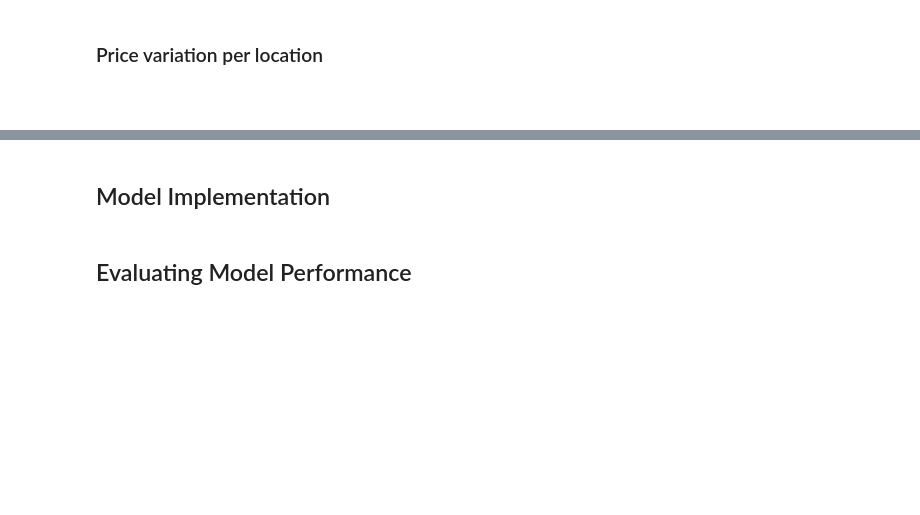
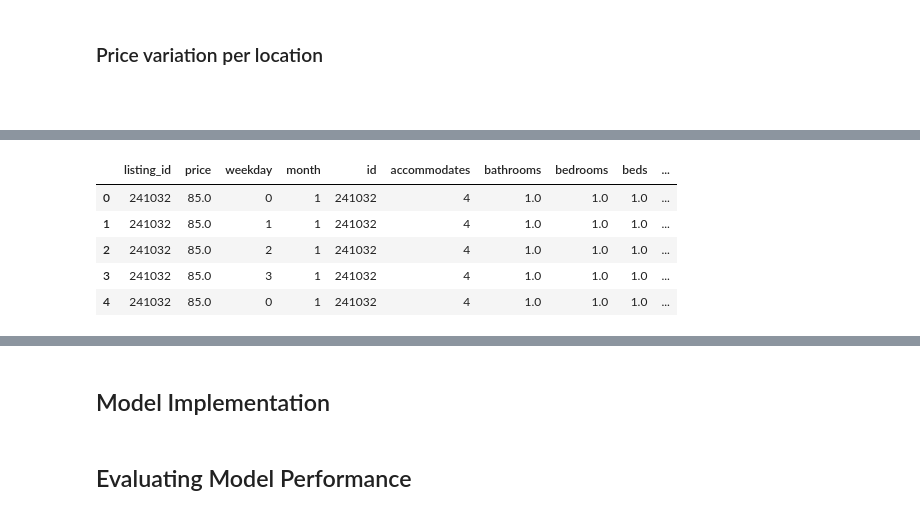
Before and after one commit to gcedeno/Analysing_Airbnb_data_Seattle, a Jupyter notebook: Project1_DS_Blog_Post.ipynb, the cells around one changed output, grey strips where cells are left out. Cells and saved outputs as stored; diff of their text form; code cells hidden in the pictures; blank space fills up the shorter version.

```diff
--- a/Project1_DS_Blog_Post.ipynb
+++ b/Project1_DS_Blog_Post.ipynb
@@ -728,0 +747,6 @@ plt.show()
+# %%
+#Selecting final features from listings
+feats =['id','accommodates','bathrooms','bedrooms','beds','cancellation_policy','host_is_superhost','property_type',
+          'room_type','neighbourhood_group_cleansed']
+data_list = df_list_clean[feats]
+data_list.info()
@@ -728,0 +782,7 @@ plt.show()
+# %%
+data_cal=df_cal_clean.copy()
+# %%
+#For price prediction, month and weekday are interesting features
+data_cal['weekday'] = df_cal_clean['date'].dt.weekday #Monday=0, Sunday=6
+data_cal['month'] = df_cal_clean['date'].dt.month
+data_cal.info()
@@ -728,0 +801,3 @@ plt.show()
+# %%
+data_cal.drop(['date','available'],axis=1,inplace=True)
+data_cal.head()
@@ -728,0 +811,11 @@ plt.show()
+# %%
+#Merging the datasets
+df_merged=pd.merge(data_cal,data_list,left_on ='listing_id',right_on='id',how='inner')
+df_merged.head()
+# %% [output]
+|  | listing_id | price | weekday | month | id | accommodates | bathrooms | bedrooms | beds | ... |
+| 0 | 241032 | 85.0 | 0 | 1 | 241032 | 4 | 1.0 | 1.0 | 1.0 | ... |
+| 1 | 241032 | 85.0 | 1 | 1 | 241032 | 4 | 1.0 | 1.0 | 1.0 | ... |
+| 2 | 241032 | 85.0 | 2 | 1 | 241032 | 4 | 1.0 | 1.0 | 1.0 | ... |
+| 3 | 241032 | 85.0 | 3 | 1 | 241032 | 4 | 1.0 | 1.0 | 1.0 | ... |
+| 4 | 241032 | 85.0 | 0 | 1 | 241032 | 4 | 1.0 | 1.0 | 1.0 | ... |
```
Also changed, not shown: parts of 39 cells of this notebook.
